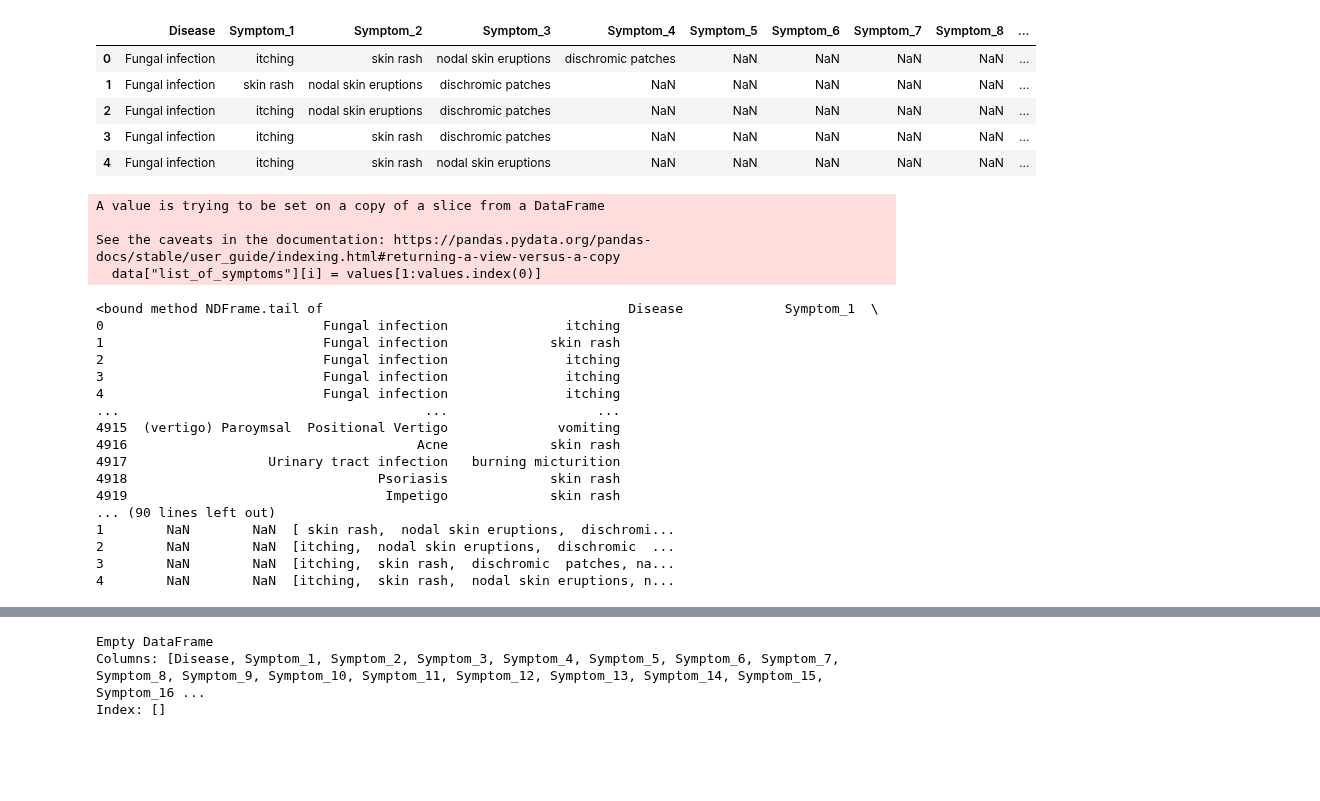
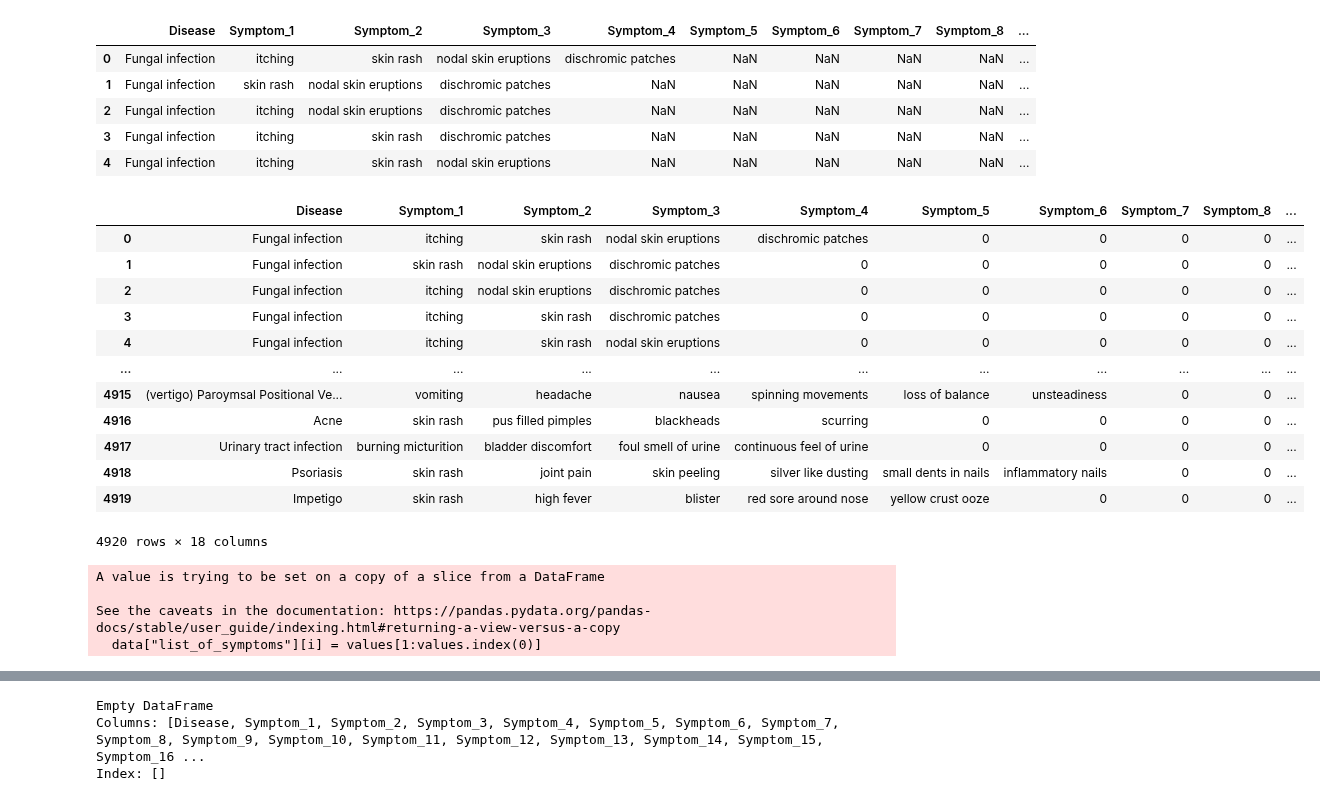
Before and after one commit to Chr728/Compass, a Jupyter notebook: symptomChecker/symptomChecker.ipynb, the cells around one changed output, grey strips where cells are left out. Drawn from its saved outputs; the diff is of its cells as text; code cells hidden in the pictures; blank space fills up the shorter version.

```diff
--- a/symptomChecker/symptomChecker.ipynb
+++ b/symptomChecker/symptomChecker.ipynb
@@ -45,34 +45,32 @@ data.head()
 | 2 | Fungal infection | itching | nodal skin eruptions | dischromic patches | NaN | NaN | NaN | NaN | NaN | ... |
 | 3 | Fungal infection | itching | skin rash | dischromic patches | NaN | NaN | NaN | NaN | NaN | ... |
 | 4 | Fungal infection | itching | skin rash | nodal skin eruptions | NaN | NaN | NaN | NaN | NaN | ... |
+# %%
+data.fillna(0, inplace=True)
+# %%
+data
+# %% [output]
+|  | Disease | Symptom_1 | Symptom_2 | Symptom_3 | Symptom_4 | Symptom_5 | Symptom_6 | Symptom_7 | Symptom_8 | ... |
+| 0 | Fungal infection | itching | skin rash | nodal skin eruptions | dischromic patches | 0 | 0 | 0 | 0 | ... |
+| 1 | Fungal infection | skin rash | nodal skin eruptions | dischromic patches | 0 | 0 | 0 | 0 | 0 | ... |
+| 2 | Fungal infection | itching | nodal skin eruptions | dischromic patches | 0 | 0 | 0 | 0 | 0 | ... |
+| 3 | Fungal infection | itching | skin rash | dischromic patches | 0 | 0 | 0 | 0 | 0 | ... |
+| 4 | Fungal infection | itching | skin rash | nodal skin eruptions | 0 | 0 | 0 | 0 | 0 | ... |
+| ... | ... | ... | ... | ... | ... | ... | ... | ... | ... | ... |
+| 4915 | (vertigo) Paroymsal Positional Ve... | vomiting | headache | nausea | spinning movements | loss of balance | unsteadiness | 0 | 0 | ... |
+| 4916 | Acne | skin rash | pus filled pimples | blackheads | scurring | 0 | 0 | 0 | 0 | ... |
+| 4917 | Urinary tract infection | burning micturition | bladder discomfort | foul smell of urine | continuous feel of urine | 0 | 0 | 0 | 0 | ... |
+| 4918 | Psoriasis | skin rash | joint pain | skin peeling | silver like dusting | small dents in nails | inflammatory nails | 0 | 0 | ... |
+| 4919 | Impetigo | skin rash | high fever | blister | red sore around nose | yellow crust ooze | 0 | 0 | 0 | ... |
+4920 rows × 18 columns
 # %%
 data["list_of_symptoms"] = 0
 for i in range(data.shape[0]):
     values = data.iloc[i].values
     values = values.tolist()
     data["list_of_symptoms"][i] = values[1:values.index(0)]
-
-print(data.tail)
-print(data.head())
 # %% [output]
 A value is trying to be set on a copy of a slice from a DataFrame
 
 See the caveats in the documentation: https://pandas.pydata.org/pandas-docs/stable/user_guide/indexing.html#returning-a-view-versus-a-copy
   data["list_of_symptoms"][i] = values[1:values.index(0)]
-<bound method NDFrame.tail of                                       Disease             Symptom_1  \
-0                            Fungal infection               itching
-1                            Fungal infection             skin rash
-2                            Fungal infection               itching
-3                            Fungal infection               itching
-4                            Fungal infection               itching
-...                                       ...                   ...
-4915  (vertigo) Paroymsal  Positional Vertigo              vomiting
-4916                                     Acne             skin rash
-4917                  Urinary tract infection   burning micturition
-4918                                Psoriasis             skin rash
-4919                                 Impetigo             skin rash
-... (90 lines left out)
-1        NaN        NaN  [ skin rash,  nodal skin eruptions,  dischromi...
-2        NaN        NaN  [itching,  nodal skin eruptions,  dischromic  ...
-3        NaN        NaN  [itching,  skin rash,  dischromic  patches, na...
-4        NaN        NaN  [itching,  skin rash,  nodal skin eruptions, n...
```
Also changed, not shown: parts of 9 cells of this notebook.
